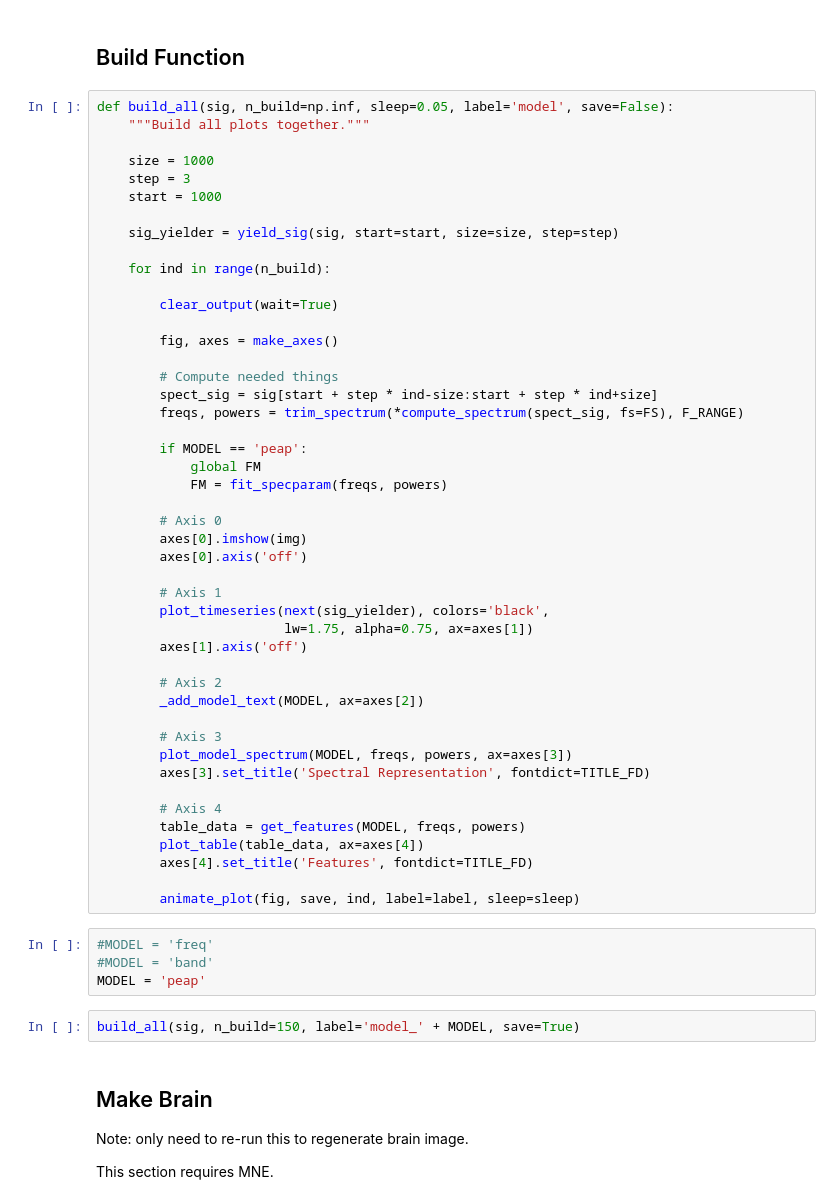
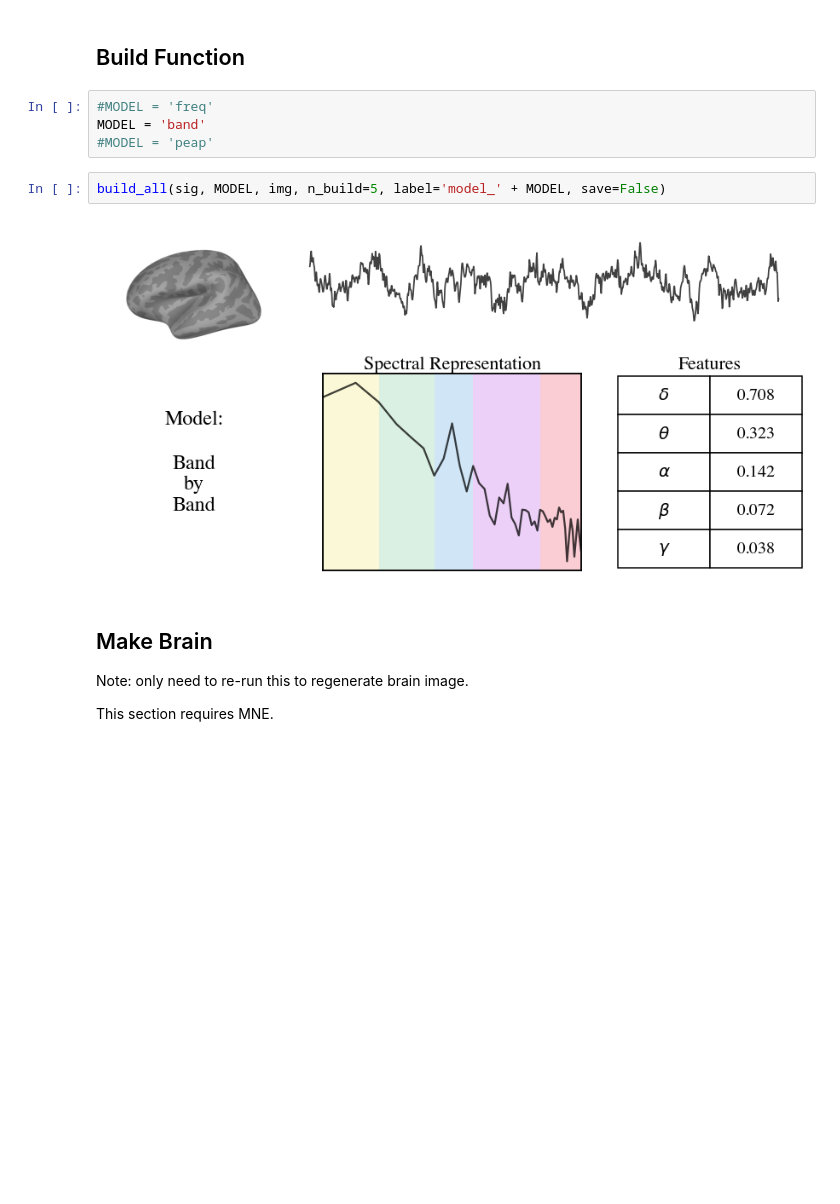
Before and after one commit to TomDonoghue/SigViz, a Jupyter notebook: notebooks/Models.ipynb, the cells around one changed output. Cells and saved outputs as stored; diff of their text form; blank space fills up the shorter version.

```diff
--- a/notebooks/Models.ipynb
+++ b/notebooks/Models.ipynb
@@ -336,57 +133,13 @@ Text(0.5, 1.0, 'Features')
 # %% [markdown]
 ## Build Function
-# %%
-def build_all(sig, n_build=np.inf, sleep=0.05, label='model', save=False):
-    """Build all plots together."""
-
-    size = 1000
-    step = 3
-    start = 1000
-
-    sig_yielder = yield_sig(sig, start=start, size=size, step=step)
-
-    for ind in range(n_build):
-
-        clear_output(wait=True)
-
-        fig, axes = make_axes()
-
-        # Compute needed things
-        spect_sig = sig[start + step * ind-size:start + step * ind+size]
-        freqs, powers = trim_spectrum(*compute_spectrum(spect_sig, fs=FS), F_RANGE)
-
-        if MODEL == 'peap':
-            global FM
-            FM = fit_specparam(freqs, powers)
-
-        # Axis 0
-        axes[0].imshow(img)
-        axes[0].axis('off')
-
-        # Axis 1
-        plot_timeseries(next(sig_yielder), colors='black',
-                        lw=1.75, alpha=0.75, ax=axes[1])
-        axes[1].axis('off')
-
-        # Axis 2
-        _add_model_text(MODEL, ax=axes[2])
-
-        # Axis 3
-        plot_model_spectrum(MODEL, freqs, powers, ax=axes[3])
-        axes[3].set_title('Spectral Representation', fontdict=TITLE_FD)
-
-        # Axis 4
-        table_data = get_features(MODEL, freqs, powers)
-        plot_table(table_data, ax=axes[4])
-        axes[4].set_title('Features', fontdict=TITLE_FD)
-
-        animate_plot(fig, save, ind, label=label, sleep=sleep)
 # %%
 #MODEL = 'freq'
-#MODEL = 'band'
-MODEL = 'peap'
+MODEL = 'band'
+#MODEL = 'peap'
 # %%
-build_all(sig, n_build=150, label='model_' + MODEL, save=True)
+build_all(sig, MODEL, img, n_build=5, label='model_' + MODEL, save=False)
+# %% [output]
+[figure, added]
 # %% [markdown]
 ## Make Brain
 
```
Also changed, not shown: parts of 28 cells of this notebook.
